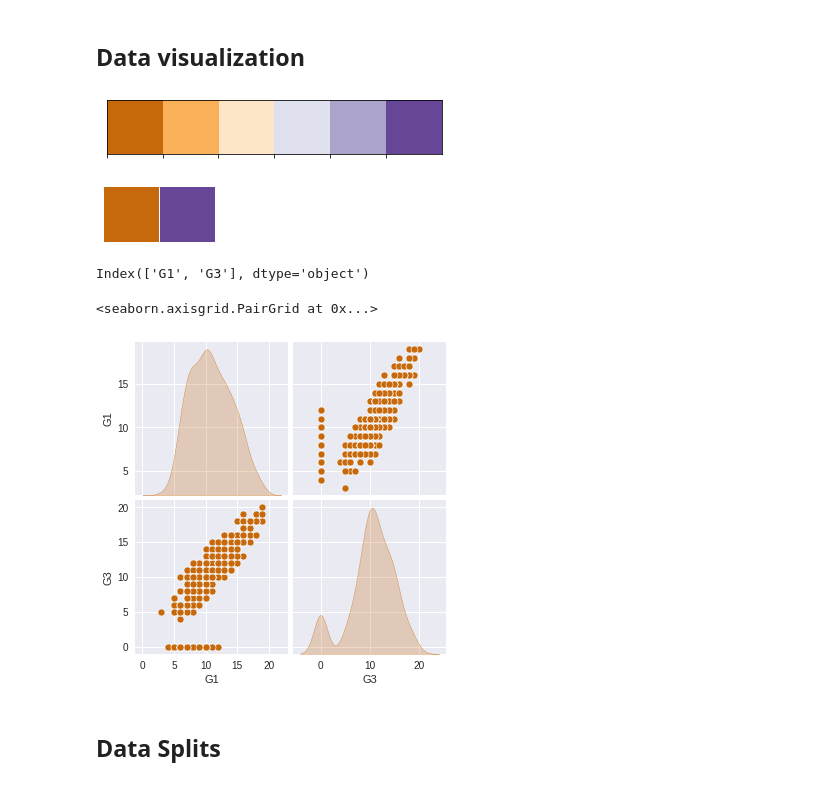
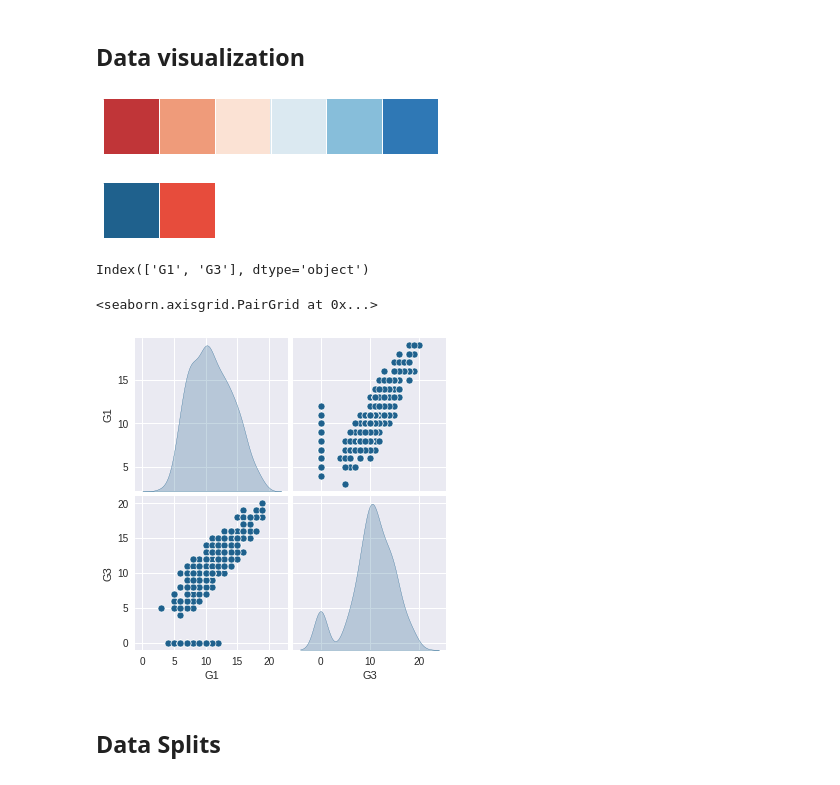
Before and after one commit to Ak1199/MLnow_2.0, a Jupyter notebook: Assignment_1.ipynb, the cells around one changed output. Drawn from its saved outputs; the diff is of its cells as text; code cells hidden in the pictures.

```diff
--- a/Assignment_1.ipynb
+++ b/Assignment_1.ipynb
@@ -87,33 +70,29 @@ multivariate_MathData_2.csv  student-por.csv
 ## Data visualization
 # %%
 import seaborn as sns
-sns.palplot(sns.color_palette('PuOr')) #Purple to Orange colors
-pal = sns.color_palette('PuOr', 6) #print 6 color shades from Purple to Orange
-pal.as_hex() #set hex code values for colors
+sns.palplot(sns.color_palette('RdBu'))
+pal = sns.color_palette('RdBu', 6)
+pal.as_hex()
 
 import matplotlib.pyplot as plt
 plt.style.use(['seaborn'])
-sns_colors = ['#c6690c', '#664697'] #orange Purple hex codes
-sns.set_palette(sns_colors) #set the palette as sns_colors
-sns.palplot(sns.color_palette(sns_colors)) #plot the color codes
+plot_colors = ['#1f618d', '#e74c3c']
+sns.set_palette(plot_colors)
+sns.palplot(sns.color_palette(plot_colors))
 # %% [output]
-[figure, old version]
+[figure, new version]
-[figure, old version]
+[figure, new version]
-# %%
-uniMathData.columns #columns in the dataframe
-# %% [output]
-Index(['G1', 'G3'], dtype='object')
+# %%
+unidf.columns
+# %% [output]
+Index(['G1', 'G3'], dtype='object')
 # %%
 #pairplot for all the values
 
-sns.pairplot(uniMathData,
-             x_vars = ['G1', 'G3'],
-             y_vars =  ['G1', 'G3'],
-       diag_kind='kde'
-             )
+sns.pairplot(unidf, x_vars = ['G1', 'G3'], y_vars =  ['G1', 'G3'], diag_kind='kde')
 # %% [output]
 <seaborn.axisgrid.PairGrid at 0x...>
-[figure, old version]
+[figure, new version]
 # %% [markdown]
 ## Data Splits
 # %%
```
Also changed, not shown: parts of 26 cells of this notebook.
